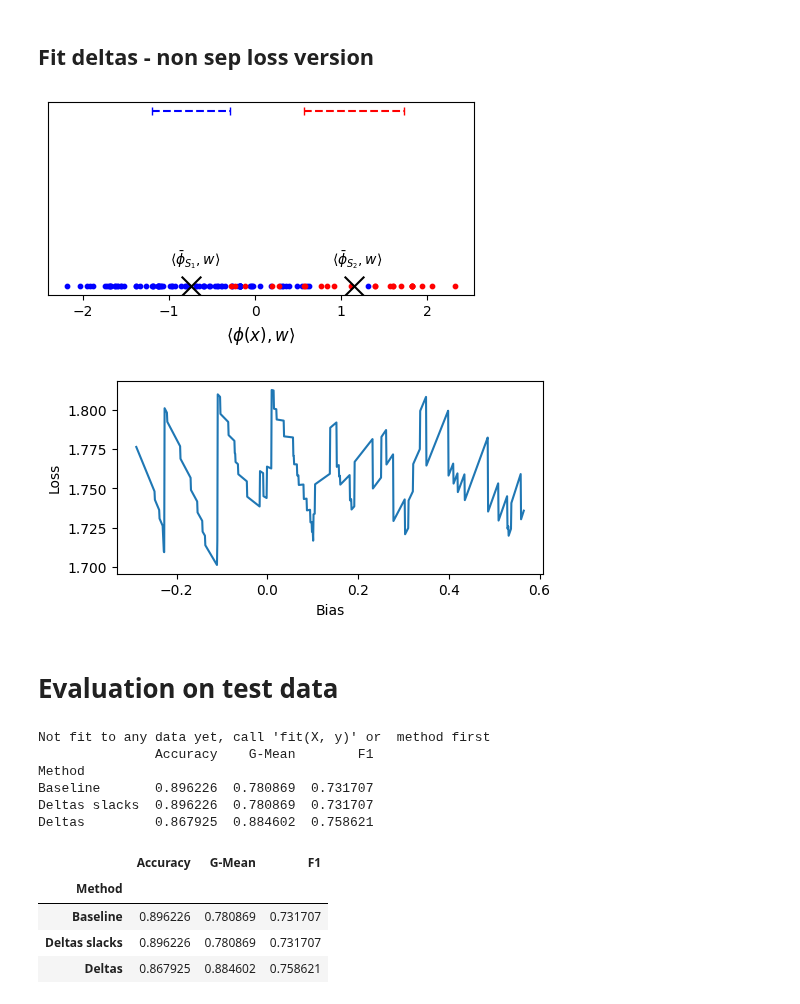
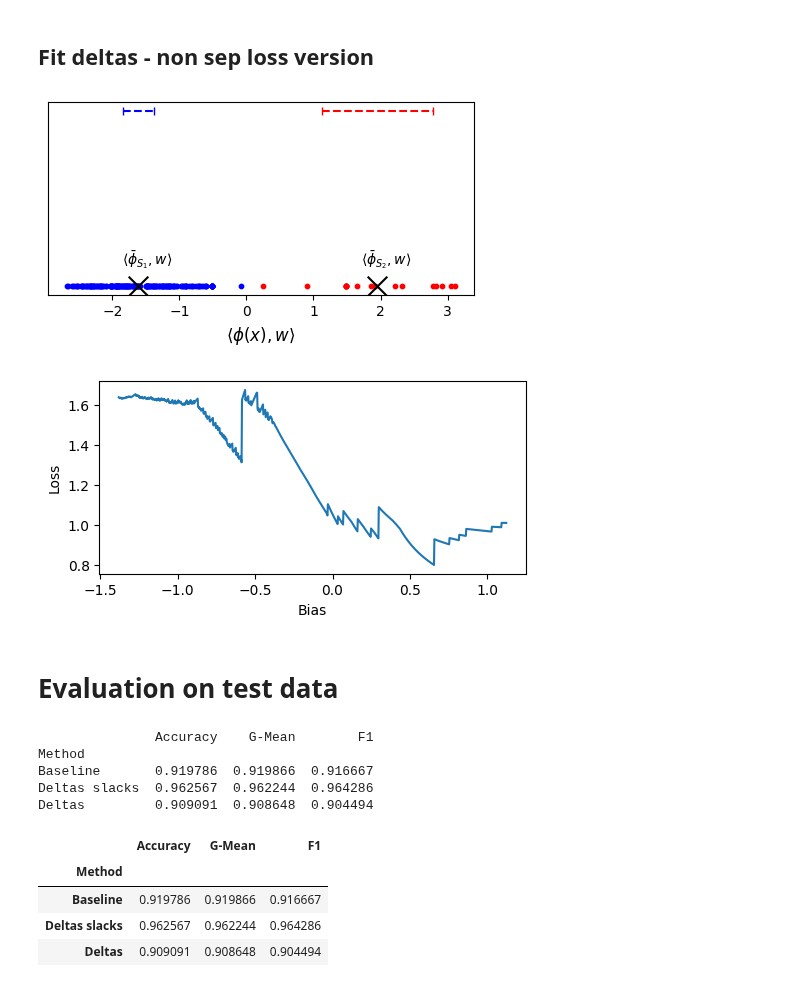
Before and after one commit to mattclifford1/linear_confidence, a Jupyter notebook: notebooks-non-sep/datasets.ipynb, the cells around one changed output. Saved outputs shown, nothing was run; the diff lists cells and outputs as text; code cells hidden in the pictures.

Commit message:
extra test not loss w datasets

```diff
--- a/notebooks-non-sep/datasets.ipynb
+++ b/notebooks-non-sep/datasets.ipynb
@@ -21,7 +21,7 @@ datasets = {0: 'Breast Cancer', 2: 'Iris', 3: 'Wine', 4: 'Pima Indian Diabetes',
             14: 'Wisconsin Breast Cancer', 15: 'Hepatitis',
             16: 'Heart Disease'}
 
-dataset = datasets[16]  # change ind to select dataset to use
+dataset = datasets[0]  # change ind to select dataset to use
 model = 'SVM-rbf'
 data_clf = data.get_real_dataset(dataset, _print=False, seed=1, scale=True)
 # %% [markdown]
@@ -58,13 +61,16 @@ Unable to find result with downsample, increase the max_trials
 # %%
 
 X = data_clf['data']['X']
 y = data_clf['data']['y']
 clf = data_clf['clf']
 deltas = non_sep.deltas(
-    clf).fit(X, y, _plot=True)
+    clf).fit(X, y,
+             only_furtherest_k=False,
+             loss_type='min',
+             _plot=True)
 # %% [output]
-[figure, old version]
+[figure, new version]
-[figure, old version]
+[figure, new version]
 # %% [markdown]
 # Evaluation on test data
 # %%
@@ -73,14 +79,13 @@ classifiers_dict['Deltas'] = deltas
 evaluation.eval_test(classifiers_dict,
                        data_clf['data_test'], _print=True, _plot=False)
 # %% [output]
-Not fit to any data yet, call 'fit(X, y)' or  method first
                Accuracy    G-Mean        F1
 Method
-Baseline       0.896226  0.780869  0.731707
-Deltas slacks  0.896226  0.780869  0.731707
-Deltas         0.867925  0.884602  0.758621
+Baseline       0.919786  0.919866  0.916667
+Deltas slacks  0.962567  0.962244  0.964286
+Deltas         0.909091  0.908648  0.904494
 |  | Accuracy | G-Mean | F1 |
 | Method |  |  |  |
-| Baseline | 0.896226 | 0.780869 | 0.731707 |
-| Deltas slacks | 0.896226 | 0.780869 | 0.731707 |
-| Deltas | 0.867925 | 0.884602 | 0.758621 |
+| Baseline | 0.919786 | 0.919866 | 0.916667 |
+| Deltas slacks | 0.962567 | 0.962244 | 0.964286 |
+| Deltas | 0.909091 | 0.908648 | 0.904494 |
```
Also changed, not shown: parts of 2 cells of this notebook, 3 other files.
